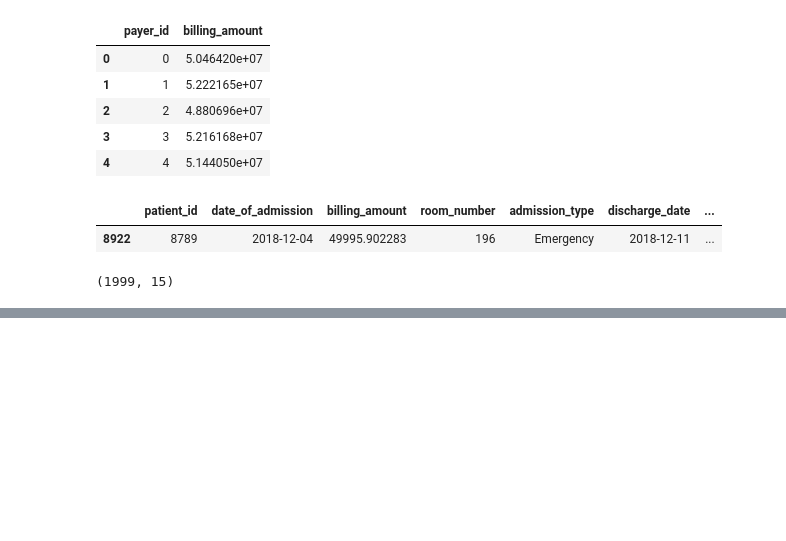
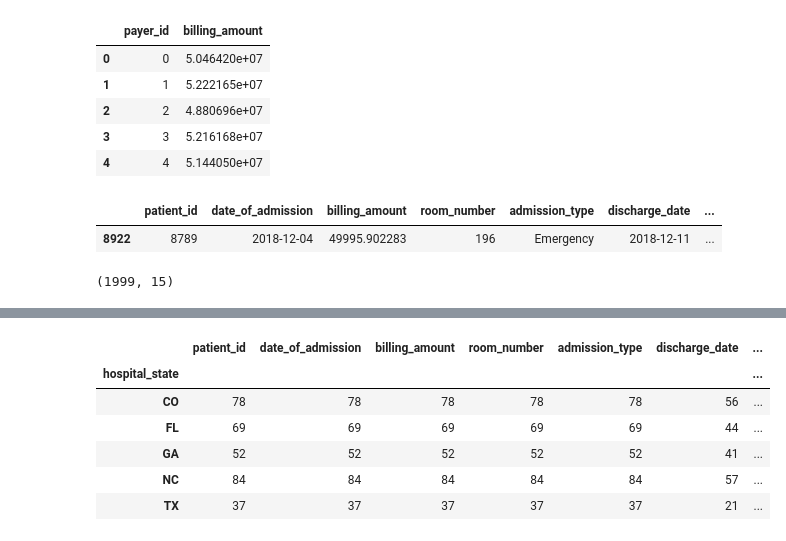
Before and after one commit to hfhoffman1144/langchain_neo4j_rag_app, a Jupyter notebook: notebooks/data_creation.ipynb, the cells around one changed output, grey strips where cells are left out. Cells and saved outputs as stored; diff of their text form; code cells hidden in the pictures; blank space fills up the shorter version.

```diff
--- a/notebooks/data_creation.ipynb
+++ b/notebooks/data_creation.ipynb
@@ -2757,0 +2770,13 @@ data_visits[data_visits["patient_id"] == 789]
+# %%
+tmp = pd.merge(data_visits, dim_hospitals, on="hospital_id")
+tmp_2023 = tmp[pd.to_datetime(tmp["date_of_admission"]).dt.year == 2023]
+tmp_2023 = tmp_2023[tmp_2023["payer_id"] == 0]
+tmp_2023.groupby("hospital_state").count()
+# %% [output]
+|  | patient_id | date_of_admission | billing_amount | room_number | admission_type | discharge_date | ... |
+| hospital_state |  |  |  |  |  |  | ... |
+| CO | 78 | 78 | 78 | 78 | 78 | 56 | ... |
+| FL | 69 | 69 | 69 | 69 | 69 | 44 | ... |
+| GA | 52 | 52 | 52 | 52 | 52 | 41 | ... |
+| NC | 84 | 84 | 84 | 84 | 84 | 57 | ... |
+| TX | 37 | 37 | 37 | 37 | 37 | 21 | ... |
```
Also changed, not shown: parts of 3 cells of this notebook, 24 other files.
